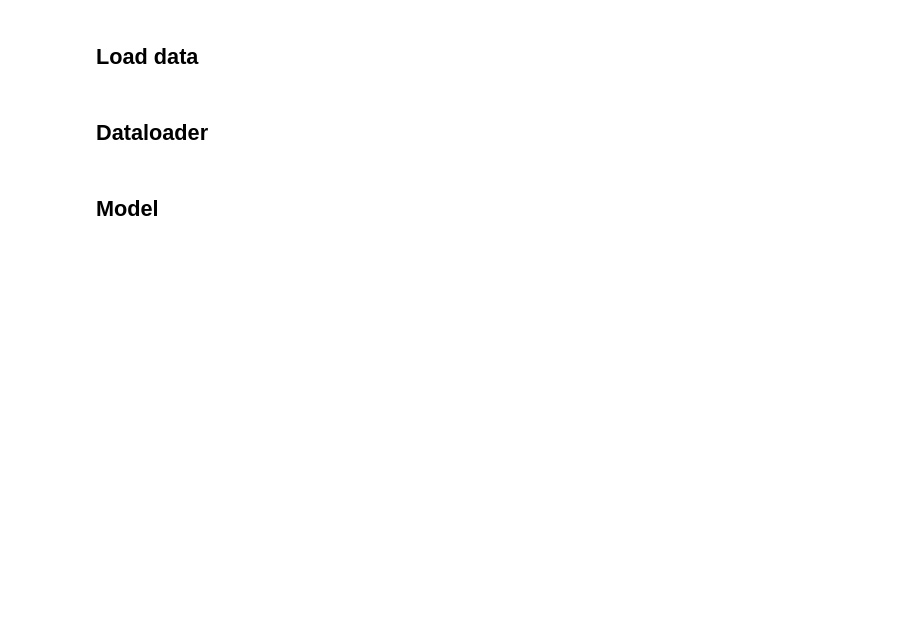
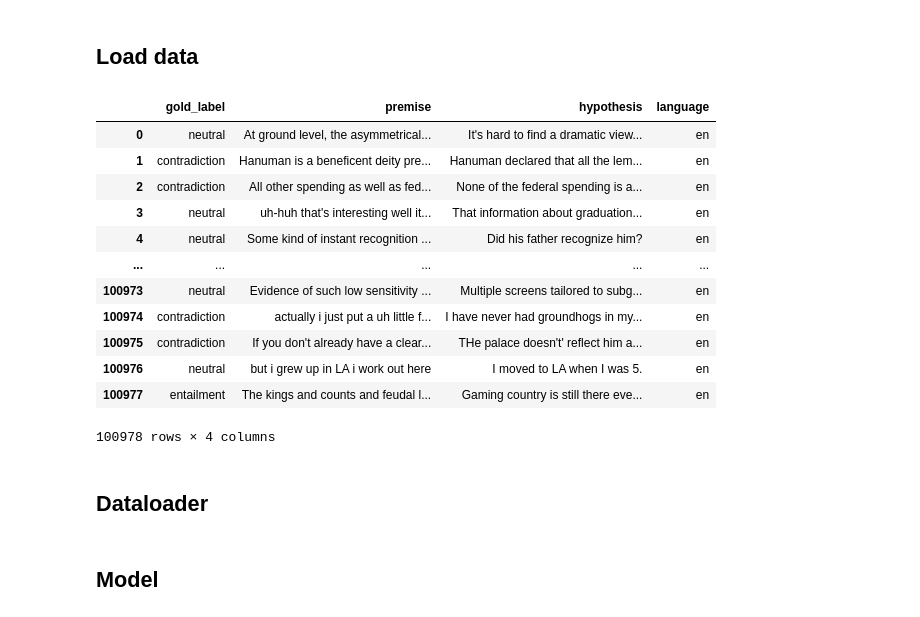
Before and after one commit to suchith720/XNLI, a Jupyter notebook: XLM-R_adaptors.ipynb, the cells around one changed output. Cells and saved outputs as stored; diff of their text form; code cells hidden in the pictures; blank space fills up the shorter version.

```diff
--- a/XLM-R_adaptors.ipynb
+++ b/XLM-R_adaptors.ipynb
@@ -33,5 +35,23 @@ torch.backends.cudnn.deterministic = True
 ## Load data
 # %%
 train_file = "data/train/extended_train_en_hi_sw_zh_es.csv"
-data = io.load_xnli_dataset_csv(train_file)
+complete_data = io.load_xnli_dataset_csv(train_file)
+# %%
+data = complete_data[complete_data.language == "en"].reset_index(drop=True)
+# %%
+data
+# %% [output]
+|  | gold_label | premise | hypothesis | language |
+| 0 | neutral | At ground level, the asymmetrical... | It's hard to find a dramatic view... | en |
+| 1 | contradiction | Hanuman is a beneficent deity pre... | Hanuman declared that all the lem... | en |
+| 2 | contradiction | All other spending as well as fed... | None of the federal spending is a... | en |
+| 3 | neutral | uh-huh that's interesting well it... | That information about graduation... | en |
+| 4 | neutral | Some kind of instant recognition ... | Did his father recognize him? | en |
+| ... | ... | ... | ... | ... |
+| 100973 | neutral | Evidence of such low sensitivity ... | Multiple screens tailored to subg... | en |
+| 100974 | contradiction | actually i just put a uh little f... | I have never had groundhogs in my... | en |
+| 100975 | contradiction | If you don't already have a clear... | THe palace doesn't' reflect him a... | en |
+| 100976 | neutral | but i grew up in LA i work out here | I moved to LA when I was 5. | en |
+| 100977 | entailment | The kings and counts and feudal l... | Gaming country is still there eve... | en |
+100978 rows × 4 columns
 # %%
```
Also changed, not shown: parts of 28 cells of this notebook, 3 other files.
